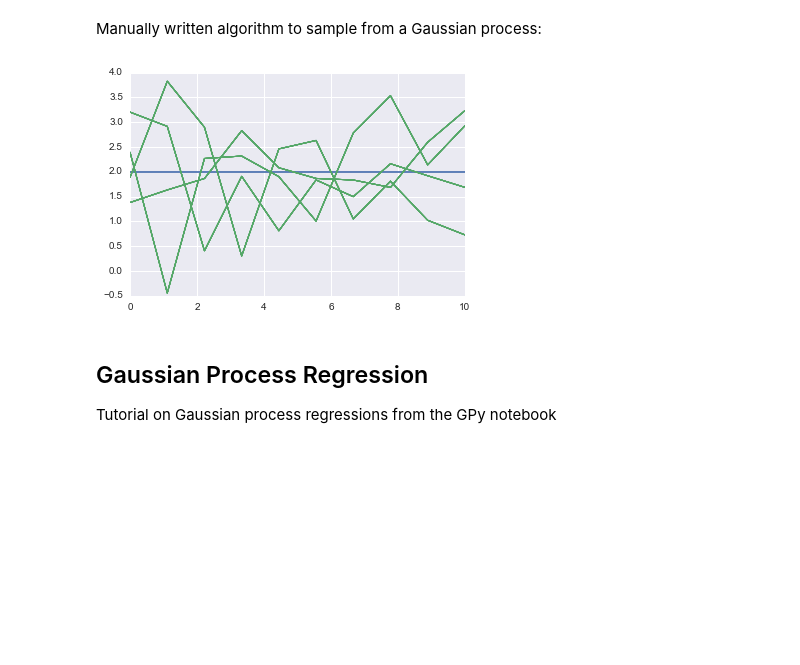
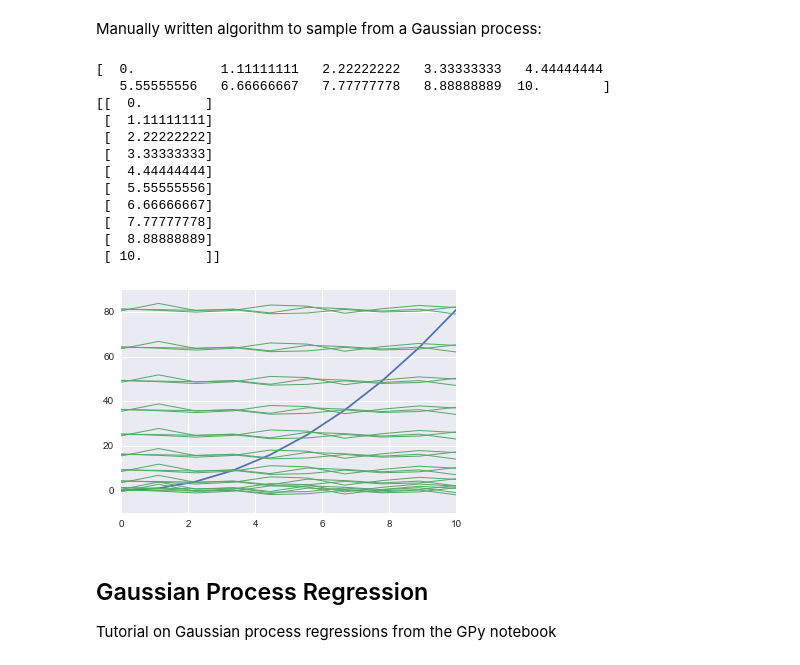
Before and after one commit to jsmarti/SURF_2016, a Jupyter notebook: My_notebook/My Notebook/Gaussian Process Tests.ipynb, the cells around one changed output. Drawn from its saved outputs; the diff is of its cells as text; code cells hidden in the pictures; blank space fills up the shorter version.

```diff
--- a/My_notebook/My Notebook/Gaussian Process Tests.ipynb
+++ b/My_notebook/My Notebook/Gaussian Process Tests.ipynb
@@ -15,37 +15,50 @@ n = 10  #Number of inputs
 dim = 1 #dimensions
 
 #Random set of n inputs
-x = np.linspace(0, 10, n)[:,None]
+x = np.linspace(0, 10, n)
+x = x[:,None]
 
 #Parameters of RBF kernel
 lengthscale = .1
 variance= 1.
 
 #Covariance function
 k = GPy.kern.RBF(dim, lengthscale = lengthscale, variance = variance)
 
 #Covariance matrix
 K = k.K(x)
 
 #Mean function as zero for all inputs
-mean = lambda(x): np.array([2 for i in range(x.shape[0])])
+mean = lambda(x): np.array([i**2 for i in range(x.shape[0])])
 m = mean(x)
 
 #Cholesky decomposition, using some stability parameters
 nugget = 1e-6
 C = K + nugget*np.eye(x.shape[0])
 L = np.linalg.cholesky(C)
 
 #For 4 samples:
-n_samples = 4
+n_samples = 3
 fig, ax = plt.subplots()
 ax.plot(x,m)
 for i in xrange(n_samples):
     z = np.random.randn(x.shape[0],1) #Standard normal
     f = m + np.dot(L,z)
     ax.plot(x, f, color=sns.color_palette()[1], linewidth=1)
 # %% [output]
+[  0.           1.11111111   2.22222222   3.33333333   4.44444444
+   5.55555556   6.66666667   7.77777778   8.88888889  10.        ]
+[[  0.        ]
+ [  1.11111111]
+ [  2.22222222]
+ [  3.33333333]
+ [  4.44444444]
+ [  5.55555556]
+ [  6.66666667]
+ [  7.77777778]
+ [  8.88888889]
+ [ 10.        ]]
-[figure, old version]
+[figure, new version]
 # %% [markdown]
 ## Gaussian Process Regression
 Tutorial on Gaussian process regressions from the GPy notebook
```
Also changed, not shown: parts of 1 cell of this notebook.
